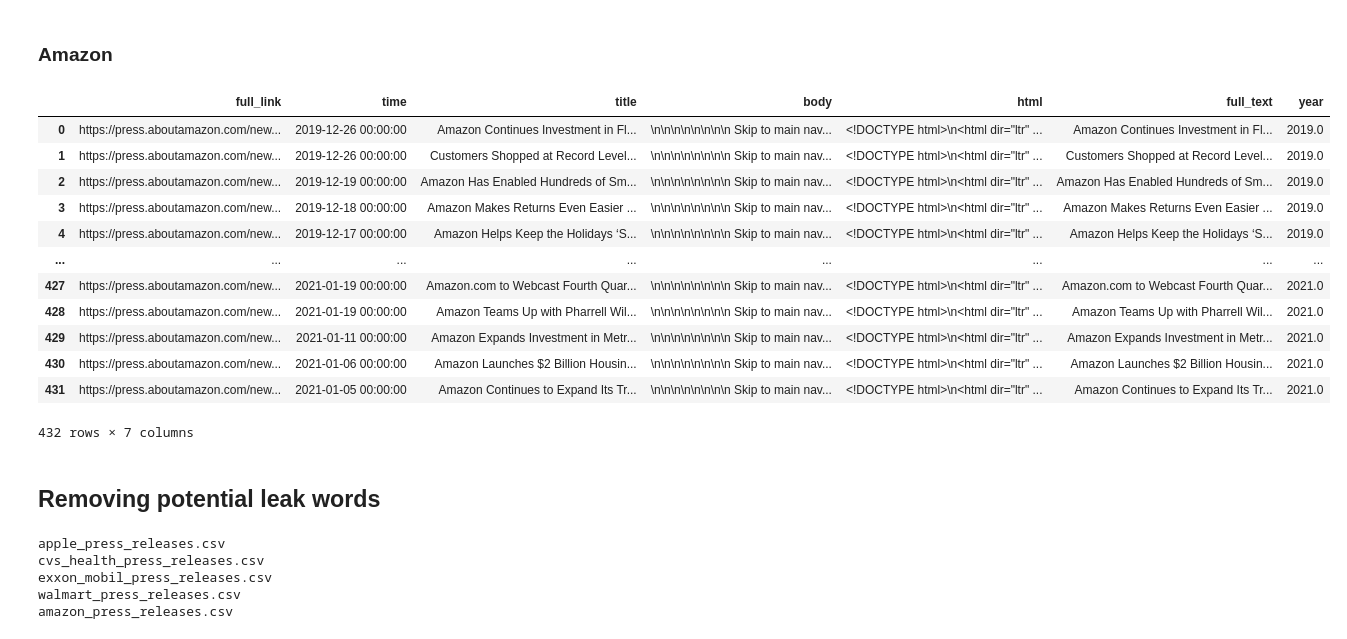
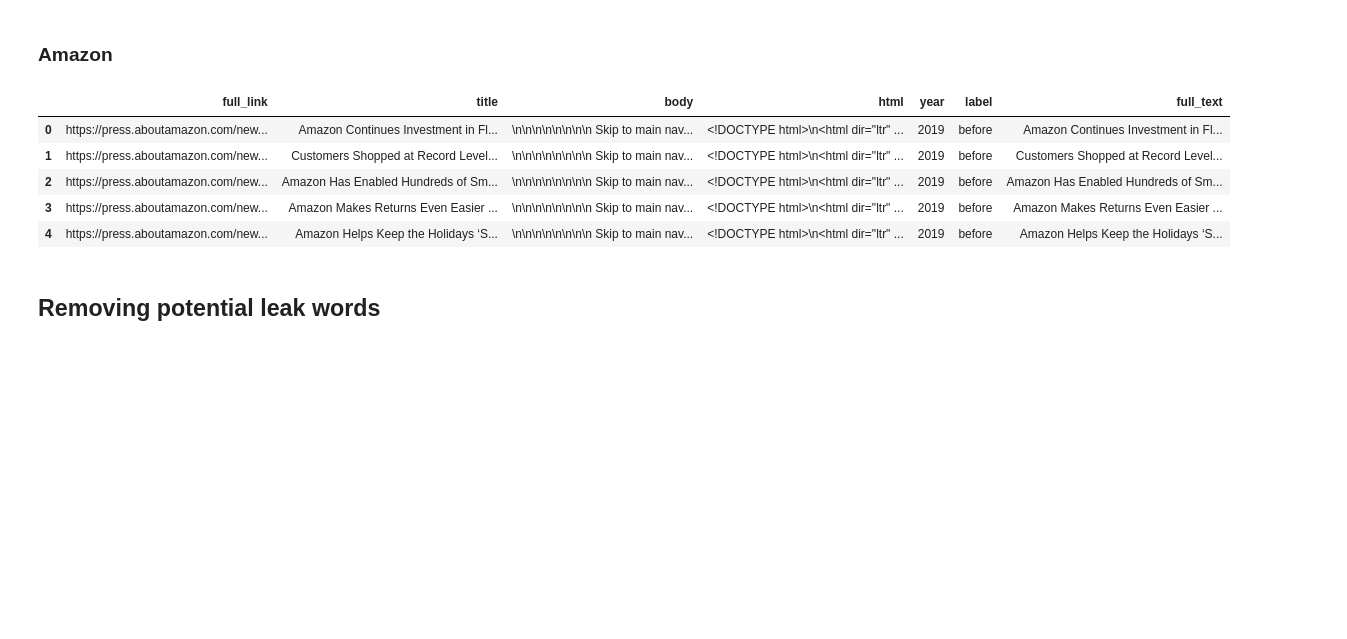
Before and after one commit to danielmberry/fortune-100-company-press-release-language-analysis, a Jupyter notebook: code/06-data-cleaning.ipynb, the cells around one changed output. Saved outputs shown, nothing was run; the diff lists cells and outputs as text; code cells hidden in the pictures; blank space fills up the shorter version.

```diff
--- a/code/06-data-cleaning.ipynb
+++ b/code/06-data-cleaning.ipynb
@@ -220,49 +206,17 @@ df.to_csv(f'../data/press_releases/{file[0]}', index = False)
 # %%
 file = [f for f in files if 'amazon' in f]
 df = pd.read_csv(f'../data/press_releases/{file[0]}')
 
-for row in range(len(df)):
+df['full_text'] = df['title'] + df['body']
 
-    if 'BUSINESS WIRE' in df.loc[row,'body']:
-        para_list = [i.strip() for i in df.loc[row,'body'].split('\n') if 'BUSINESS WIRE' in i]
-        df.loc[row,'time'] = para_list[0].split('--')[-2]
-        df.loc[row,'time'] = df.loc[row,'time'].replace('(BUSINESS WIRE)—','').replace('(BUSINESS WIRE)','')
-        if len(df.loc[row,'time']) == 0:
-            df.loc[row,'time'] = None
-    elif 'PRNewswire' in df.loc[row,'body']:
-        para_list = [i.strip() for i in df.loc[row,'body'].split('\n') if 'PRNewswire' in i]
-        df.loc[row,'time'] = ','.join(para_list[0].split('--')[0].split('/')[0].split(',')[-2:]).strip()
-
-    else:
-        df.loc[row,'time'] = None
-
-df['full_text'] = df.title + df.body
-
-df = df.dropna().reset_index(drop = True)
-
-for row in range(len(df)):
-    try:
-        df.loc[row,'time'] = dt.datetime.strptime(df.loc[row,'time'],'%b. %d, %Y')
-        df.loc[row,'year'] = df.loc[row,'time'].year
-    except:
-        df.loc[row,'time'] = dt.datetime.strptime(df.loc[row,'time'],'%B %d, %Y')
-        df.loc[row,'year'] = df.loc[row,'time'].year
-
-df
+df.head()
 # %% [output]
-|  | full_link | time | title | body | html | full_text | year |
-| 0 | https://press.aboutamazon.com/new... | 2019-12-26 00:00:00 | Amazon Continues Investment in Fl... | \n\n\n\n\n\n\n\n Skip to main nav... | <!DOCTYPE html>\n<html dir="ltr" ... | Amazon Continues Investment in Fl... | 2019.0 |
-| 1 | https://press.aboutamazon.com/new... | 2019-12-26 00:00:00 | Customers Shopped at Record Level... | \n\n\n\n\n\n\n\n Skip to main nav... | <!DOCTYPE html>\n<html dir="ltr" ... | Customers Shopped at Record Level... | 2019.0 |
-| 2 | https://press.aboutamazon.com/new... | 2019-12-19 00:00:00 | Amazon Has Enabled Hundreds of Sm... | \n\n\n\n\n\n\n\n Skip to main nav... | <!DOCTYPE html>\n<html dir="ltr" ... | Amazon Has Enabled Hundreds of Sm... | 2019.0 |
-| 3 | https://press.aboutamazon.com/new... | 2019-12-18 00:00:00 | Amazon Makes Returns Even Easier ... | \n\n\n\n\n\n\n\n Skip to main nav... | <!DOCTYPE html>\n<html dir="ltr" ... | Amazon Makes Returns Even Easier ... | 2019.0 |
-| 4 | https://press.aboutamazon.com/new... | 2019-12-17 00:00:00 | Amazon Helps Keep the Holidays ‘S... | \n\n\n\n\n\n\n\n Skip to main nav... | <!DOCTYPE html>\n<html dir="ltr" ... | Amazon Helps Keep the Holidays ‘S... | 2019.0 |
-| ... | ... | ... | ... | ... | ... | ... | ... |
-| 427 | https://press.aboutamazon.com/new... | 2021-01-19 00:00:00 | Amazon.com to Webcast Fourth Quar... | \n\n\n\n\n\n\n\n Skip to main nav... | <!DOCTYPE html>\n<html dir="ltr" ... | Amazon.com to Webcast Fourth Quar... | 2021.0 |
-| 428 | https://press.aboutamazon.com/new... | 2021-01-19 00:00:00 | Amazon Teams Up with Pharrell Wil... | \n\n\n\n\n\n\n\n Skip to main nav... | <!DOCTYPE html>\n<html dir="ltr" ... | Amazon Teams Up with Pharrell Wil... | 2021.0 |
-| 429 | https://press.aboutamazon.com/new... | 2021-01-11 00:00:00 | Amazon Expands Investment in Metr... | \n\n\n\n\n\n\n\n Skip to main nav... | <!DOCTYPE html>\n<html dir="ltr" ... | Amazon Expands Investment in Metr... | 2021.0 |
-| 430 | https://press.aboutamazon.com/new... | 2021-01-06 00:00:00 | Amazon Launches $2 Billion Housin... | \n\n\n\n\n\n\n\n Skip to main nav... | <!DOCTYPE html>\n<html dir="ltr" ... | Amazon Launches $2 Billion Housin... | 2021.0 |
-| 431 | https://press.aboutamazon.com/new... | 2021-01-05 00:00:00 | Amazon Continues to Expand Its Tr... | \n\n\n\n\n\n\n\n Skip to main nav... | <!DOCTYPE html>\n<html dir="ltr" ... | Amazon Continues to Expand Its Tr... | 2021.0 |
+|  | full_link | title | body | html | year | label | full_text |
+| 0 | https://press.aboutamazon.com/new... | Amazon Continues Investment in Fl... | \n\n\n\n\n\n\n\n Skip to main nav... | <!DOCTYPE html>\n<html dir="ltr" ... | 2019 | before | Amazon Continues Investment in Fl... |
+| 1 | https://press.aboutamazon.com/new... | Customers Shopped at Record Level... | \n\n\n\n\n\n\n\n Skip to main nav... | <!DOCTYPE html>\n<html dir="ltr" ... | 2019 | before | Customers Shopped at Record Level... |
+| 2 | https://press.aboutamazon.com/new... | Amazon Has Enabled Hundreds of Sm... | \n\n\n\n\n\n\n\n Skip to main nav... | <!DOCTYPE html>\n<html dir="ltr" ... | 2019 | before | Amazon Has Enabled Hundreds of Sm... |
+| 3 | https://press.aboutamazon.com/new... | Amazon Makes Returns Even Easier ... | \n\n\n\n\n\n\n\n Skip to main nav... | <!DOCTYPE html>\n<html dir="ltr" ... | 2019 | before | Amazon Makes Returns Even Easier ... |
+| 4 | https://press.aboutamazon.com/new... | Amazon Helps Keep the Holidays ‘S... | \n\n\n\n\n\n\n\n Skip to main nav... | <!DOCTYPE html>\n<html dir="ltr" ... | 2019 | before | Amazon Helps Keep the Holidays ‘S... |
-432 rows × 7 columns
 # %%
 # assign the label
 
@@ -276,19 +230,15 @@ df.to_csv(f'../data/press_releases/{file[0]}', index = False)
 # %%
 leak_words = [
     '2021', '2020', '2019', 'Covid-19', 'Covid', 'COVID-19', 'COVID',
-    'Coronavirus', 'coronavirus', 'pandemic'
+    'Coronavirus', 'coronavirus', 'pandemic', 'Amazon', 'Apple', 'Walmart',
+    'CVS Health', 'CVS', 'Exxon Mobil', 'Exxon', 'menu','newsroom',
+    'amazon.com', 'blog', 'press', '\n', '\r', '\t'
 ]
 
 for file in tqdm(files):
     df = pd.read_csv(f'../data/press_releases/{file}')
 
     for word in leak_words:
-        df.full_text = df.full_text.map(lambda x: x.replace(word,'')
+        df.full_text = df.full_text.map(lambda x: x.replace(word,''))
 
     df.to_csv(f'../data/press_releases/{file}', index = False)
-# %% [output]
-apple_press_releases.csv
-cvs_health_press_releases.csv
-exxon_mobil_press_releases.csv
-walmart_press_releases.csv
-amazon_press_releases.csv
```
Also changed, not shown: parts of 8 cells of this notebook, 3 other files.
